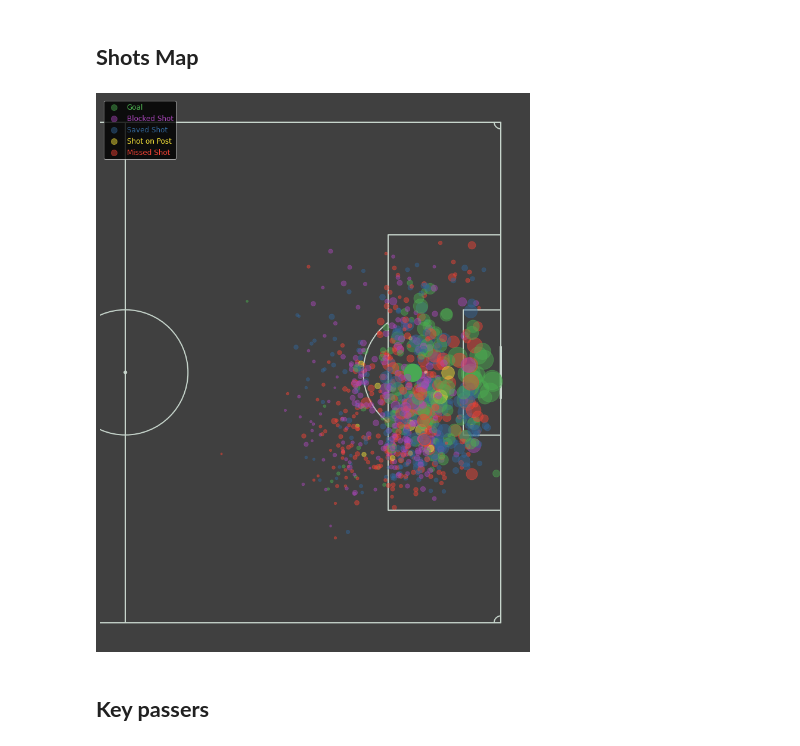
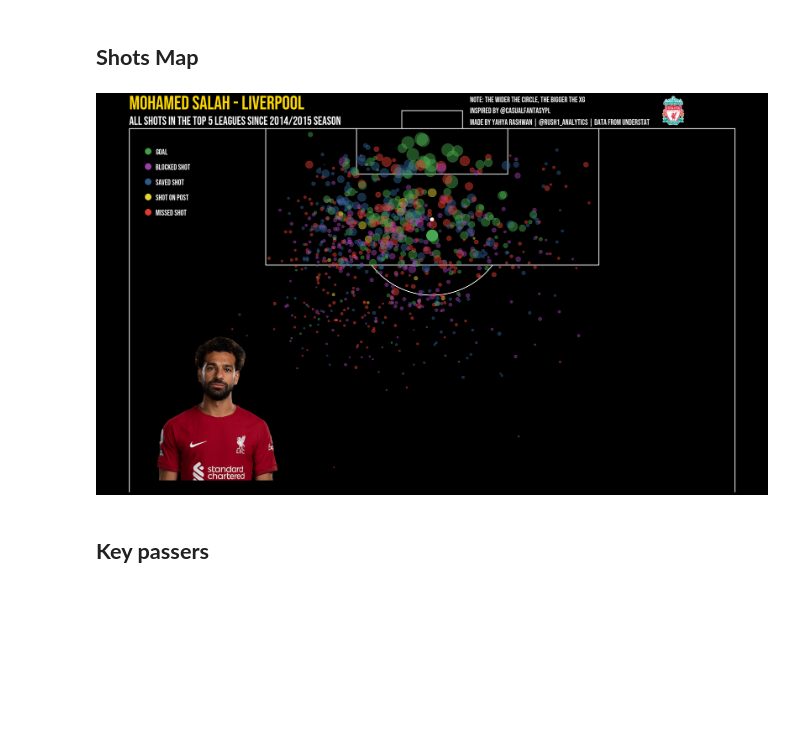
Before and after one commit to trezeguet74/UnderStatScrapper, a Jupyter notebook: UnderStat_Scrapper_updated.ipynb, the cells around one changed output. Cells and saved outputs as stored; diff of their text form; code cells hidden in the pictures; blank space fills up the shorter version.

```diff
--- a/UnderStat_Scrapper_updated.ipynb
+++ b/UnderStat_Scrapper_updated.ipynb
@@ -22,7 +31,7 @@ try:
     soup = BeautifulSoup(r.content, 'lxml')
     scripts = soup.find_all('script')
     player_name = soup.find_all('div',{"class":"header-wrapper"})
-    player_name = player_name[0].text.strip().replace(' ','_')
+    player_name = player_name[0].text.strip()
     print(player_name, ':\t', url)
 except:
     print('Player not found')
@@ -37,0 +60,13 @@ json_data = json.loads(json_data)
+# %%
+team = soup.find_all('a')[4].text
+
+for root,dirs,files in os.walk(r"C:\Users\YahyaRashwan\Desktop\DataVizMaterial\club badges"):
+    for file in files:
+        try:
+            if file.startswith(f'{team}'):
+                print(os.path.join(root,file))
+                TeamLogo_ = os.path.join(root,file)
+
+        except:
+            print('Photo not found')
+            break
@@ -379,43 +427,85 @@ ShotsArea()
 # %%
 def PlotShots():
 
+    from urllib.request import urlopen
+    import matplotlib.pyplot as plt
+    from PIL import Image
+    from mplsoccer import Pitch, add_image
+    plt.style.use('dark_background')
+    import matplotlib.font_manager as fm
+
     df = pd.read_csv(f'{player_name}_shots_map.csv')
-    fig, ax = plt.subplots(figsize=(13*2,8.5*2))
-    fig.set_facecolor('#404040')
-    ax.patch.set_facecolor('#404040')
+
 
     #The statsbomb pitch from mplsoccer
-    pitch = mplsoccer.Pitch(pitch_type='statsbomb',
-                            pitch_color='#404040', line_color='#c7d5cc',
-                            half=True,corner_arcs=True)
+    pitch = VerticalPitch( half=True,goal_type='box',line_color='white',pad_bottom=-12)
+    fig, ax = pitch.draw(figsize=(12*2, 2*8))
 
-    pitch.draw(ax=ax)
+    path = r"C:\Users\YahyaRashwan\Desktop\1d8761b0-9410-11e9-ba67-ebab80fd2244.otf"
+    fontprop = fm.FontProperties(fname=path, size=50, weight='bold', style='normal', stretch='normal')
+    fontprop2 = fm.FontProperties(fname=path, size=15*2, weight='bold', style='normal', stretch='normal')
+    fontprop3 = fm.FontProperties(fname=path, size=10*2, weight='bold', style='normal', stretch='normal')
 
-    #I invert the axis to make it so I am viewing it how I want
-    plt.gca().invert_yaxis()
-
+###########################################################################################################
+    # المفروض ان الحتة دي هي اللي بتطبع النقط على الملعب
     #plot the points, you can use a for loop to plot the different outcomes if you want
     for i in range(len(df)):
         if df.Output[i] == 'Goal':
-            ax.scatter(df['X'][i],df['Y'][i],c="#4CAF50",s=df['xG'][i]*1100,alpha=0.45,marker='o',edgecolors='#4CAF50')
+            pitch.scatter(ax=ax,x=df['X'][i],y=df['Y'][i],c="#4CAF50",s=df['xG'][i]*1100,alpha=0.45,marker='o',edgecolors='#4CAF50')
         elif df.Output[i] == 'Blocked Shot':
-            ax.scatter(df['X'][i],df['Y'][i],c="#AB47BC",s=df['xG'][i]*1100,alpha=0.45,marker='o',edgecolors='#AB47BC')
+            pitch.scatter(ax=ax,x=df['X'][i],y=df['Y'][i],c="#AB47BC",s=df['xG'][i]*1100,alpha=0.45,marker='o',edgecolors='#AB47BC')
         elif df.Output[i] == 'Saved Shot':
-            ax.scatter(df['X'][i],df['Y'][i],c="#336699",s=df['xG'][i]*1100,alpha=0.45,marker='o',edgecolors='#336699')
+            pitch.scatter(ax=ax,x=df['X'][i],y=df['Y'][i],c="#336699",s=df['xG'][i]*1100,alpha=0.45,marker='o',edgecolors='#336699')
         elif df.Output[i] == 'Shot On Post':
-            ax.scatter(df['X'][i],df['Y'][i],c="#FFEB3B",s=df['xG'][i]*1100,alpha=0.45,marker='o',edgecolors='#FFEB3B')
+            pitch.scatter(ax=ax,x=df['X'][i],y=df['Y'][i],c="#FFEB3B",s=df['xG'][i]*1100,alpha=0.45,marker='o',edgecolors='#FFEB3B')
         else:
-            ax.scatter(df['X'][i],df['Y'][i],s=df['xG'][i]*1100,c='#F44336',alpha=.45,marker='o',edgecolors='#F44336')
+            pitch.scatter(ax=ax,x=df['X'][i],y=df['Y'][i],s=df['xG'][i]*1100,c='#F44336',alpha=.45,marker='o',edgecolors='#F44336')
 
-    points = [ax.scatter([0],[0],c=x,s=100,alpha=0.45,marker='o') for x in ['#4CAF50','#AB47BC','#336699','#FFEB3B','#F44336']]
+    ax.text(0.0045, 122.5,f"{player_name} - {team}" ,c='#FFD700', fontproperties=fontprop)
+    ax.text(0.0047, 120.5, 'All shots in the top 5 leagues since 2014/2015 season', fontproperties= fontprop2)
 
-    ax.legend(points,['Goal','Blocked Shot','Saved Shot','Shot on Post','Missed Shot'],
-                      labelcolor = ['#4CAF50','#AB47BC','#336699','#FFEB3B','#F44336'],
-                                        facecolor='black',loc='upper left',fontsize=12)
+    ax.text(45, 120.5, 'Made by Yahya Rashwan | @Rush1_Analytics | Data from understat', fontproperties= fontprop3)
+    ax.text(45, 122, 'Inspired by @casualfantasypl', fontproperties= fontprop3)
+    ax.text(45, 123.5, 'Note: The wider the circle, the bigger the xG', fontproperties= fontprop3)
+
+######################################################################################################
+    # الليجند المضحك
+
+    pitch.scatter(ax=ax,x=117,y=2.5,s=250,c='#4CAF50',alpha=0.9,marker='o',edgecolors='#4CAF50')
+    ax.text(3.5, 116.55, 'Goal', fontproperties= fontprop3)
+
+    pitch.scatter(ax=ax,x=115,y=2.5,s=250,c='#AB47BC',alpha=0.9,marker='o',edgecolors='#AB47BC')
+    ax.text(3.5, 114.55, 'Blocked Shot', fontproperties= fontprop3)
+
+    pitch.scatter(ax=ax,x=113,y=2.5,s=250,c='#336699',alpha=0.9,marker='o',edgecolors='#336699')
+    ax.text(3.5, 112.55, 'Saved Shot', fontproperties= fontprop3)
+
+    pitch.scatter(ax=ax,x=111,y=2.5,s=250,c='#FFEB3B',alpha=0.9,marker='o',edgecolors='#FFEB3B')
+    ax.text(3.5, 110.55, 'Shot on post', fontproperties= fontprop3)
+
+    pitch.scatter(ax=ax,x=109,y=2.5,s=250,c='#F44336',alpha=0.9,marker='o',edgecolors='#F44336')
+    ax.text(3.5, 108.55, 'Missed shot', fontproperties= fontprop3)
+
+###########################################################################################################
+    # مكان صورة اللاعب
+    ax_opta8 = fig.add_axes((0.075, 0.065,0.175*1.25,0.3*1.25))
+    ax_opta8.patch.set_facecolor('black')
+    ax_opta8.axis('off')
+    im = plt.imread(PlayerPhoto)
+    ax_opta8.imshow(im)
+#############################################################################################################
+    # مكان لوجو الفريق
+    ax_opta7 = fig.add_axes((0.825, 0.878,0.065,0.065))
+    ax_opta7.patch.set_facecolor('black')
+    ax_opta7.axis('off')
+    im = plt.imread(TeamLogo_)
+    ax_opta7.imshow(im)
+
+    fig.savefig(rf"C:\Users\YahyaRashwan\Desktop\Shots Map\{player_name}.png")
 
 PlotShots()
 # %% [output]
-[figure, old version]
+[figure, new version]
 # %% [markdown]
 
 ## **Key passers**
```
Also changed, not shown: parts of 12 cells of this notebook.
